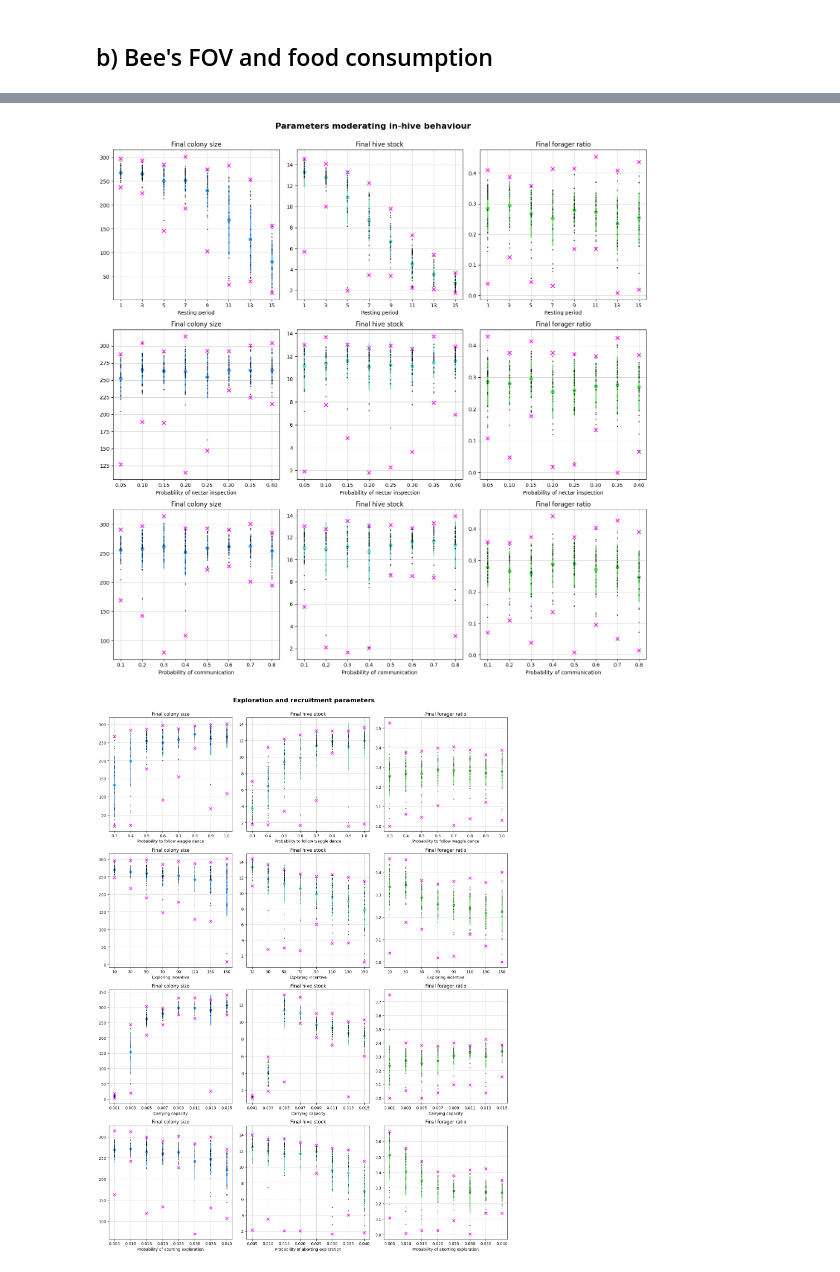
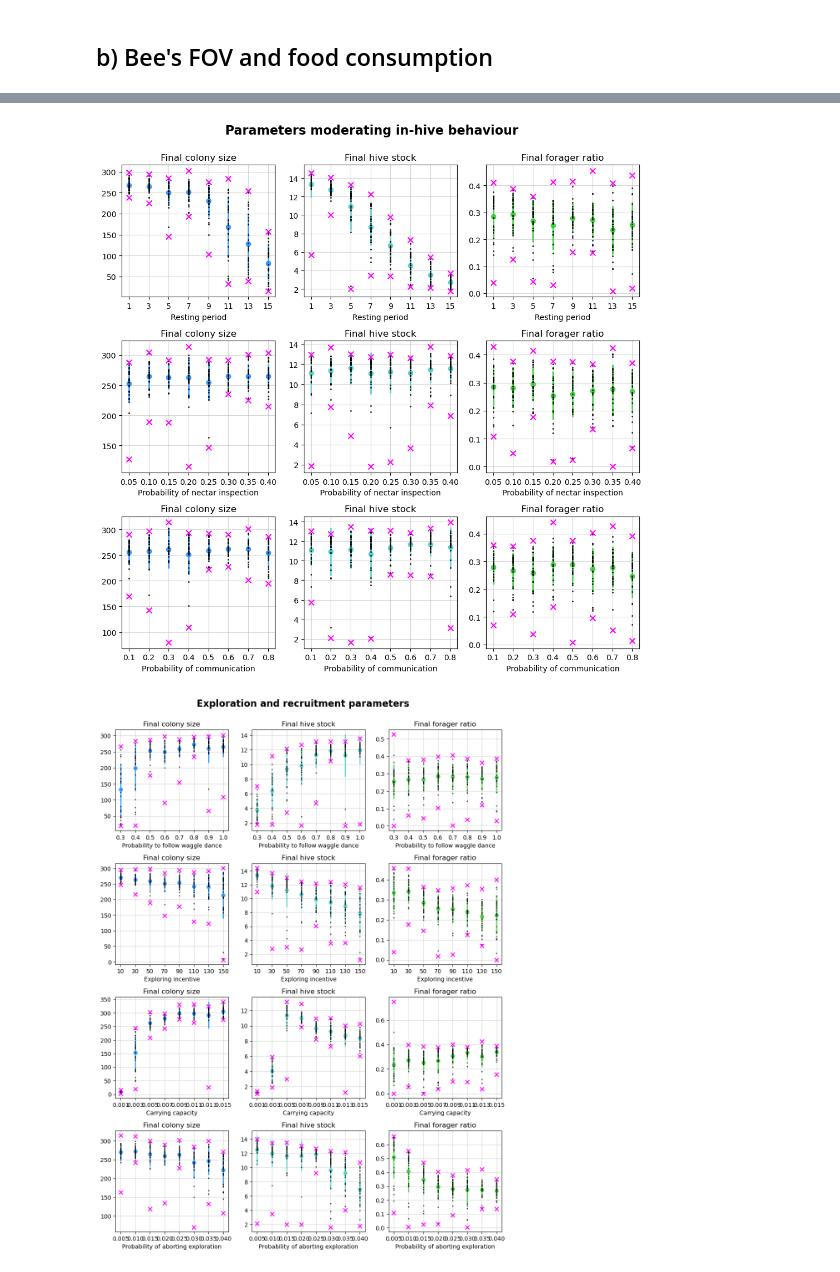
Before and after one commit to jonas4climate/honeybee-colony-abm, a Jupyter notebook: results.ipynb, the cells around one changed output, grey strips where cells are left out. Drawn from its saved outputs; the diff is of its cells as text; code cells hidden in the pictures.

```diff
--- a/results.ipynb
+++ b/results.ipynb
@@ -341,7 +347,7 @@ PLOT_COLORS = ['dodgerblue', 'mediumturquoise', 'limegreen']
 # %%
 from sensitivity_analysis_initial_conditions import PARAMS, PROBLEM, N_SAMPLES, DATA_COLLECTORS, SAVE_PATH
 # %%
-fig, axes = plt.subplots(len(PARAMS), len(DATA_COLLECTORS), figsize=(15,5*len(PARAMS)))
+fig, axes = plt.subplots(len(PARAMS), len(DATA_COLLECTORS), figsize=(10,10/3*len(PARAMS)))
 
 AXIS_LABELS = ['Initial hive stock', 'Initial colony size']
 
@@ -374,5 +380,6 @@ for (i, PARAM) in enumerate(PARAMS):
 
 plt.suptitle('Initial conditions', weight='bold', y=1.0, fontsize=16)
 fig.tight_layout()
+plt.savefig(FIGURE_PATH + "sa_initial_conditions.png")
 plt.show()
 # %% [output]
@@ -382,7 +389,7 @@ plt.show()
 # %%
 from sensitivity_analysis_bee_parameters import GENERAL_PARAMS, PROBLEM, N_SAMPLES, DATA_COLLECTORS, SAVE_PATH
 # %%
-fig, axes = plt.subplots(len(GENERAL_PARAMS), len(DATA_COLLECTORS), figsize=(15,5*len(GENERAL_PARAMS)))
+fig, axes = plt.subplots(len(GENERAL_PARAMS), len(DATA_COLLECTORS), figsize=(10,10/3*len(PARAMS)))
 
 PLOT_TITLES = ['Final colony size', 'Final hive stock', 'Final forager ratio']
 AXIS_LABELS = ['Field of view', 'Food consumption']
@@ -417,5 +424,6 @@ for (i, PARAM) in enumerate(GENERAL_PARAMS):
 
 plt.suptitle('FOV and food consumption', weight='bold', y=1.0, fontsize=16)
 fig.tight_layout()
+plt.savefig(FIGURE_PATH + "sa_fov_food.png")
 plt.show()
 # %% [output]
@@ -423,7 +431,7 @@ plt.show()
 # %%
 from sensitivity_analysis_bee_parameters import MOVEMENT_PARAMS
 # %%
-fig, axes = plt.subplots(len(MOVEMENT_PARAMS), len(DATA_COLLECTORS), figsize=(15,5*len(MOVEMENT_PARAMS)))
+fig, axes = plt.subplots(len(MOVEMENT_PARAMS), len(DATA_COLLECTORS), figsize=(10,10/3*len(PARAMS)))
 
 PLOT_TITLES = ['Final colony size', 'Final hive stock', 'Final forager ratio']
 AXIS_LABELS = ['Speed in hive', 'Speed during foraging']
@@ -458,5 +466,6 @@ for (i, PARAM) in enumerate(MOVEMENT_PARAMS):
 
 plt.suptitle('Movement parameters', weight='bold', y=1.0, fontsize=16)
 fig.tight_layout()
+plt.savefig(FIGURE_PATH + "sa_movement.png")
 plt.show()
 # %% [output]
@@ -464,7 +473,7 @@ plt.show()
 # %%
 from sensitivity_analysis_bee_parameters import IN_HIVE_BEHAVIOUR_PARAMS
 # %%
-fig, axes = plt.subplots(len(IN_HIVE_BEHAVIOUR_PARAMS), len(DATA_COLLECTORS), figsize=(15,5*len(IN_HIVE_BEHAVIOUR_PARAMS)))
+fig, axes = plt.subplots(len(IN_HIVE_BEHAVIOUR_PARAMS), len(DATA_COLLECTORS), figsize=(10,10/3*len(IN_HIVE_BEHAVIOUR_PARAMS)))
 
 PLOT_TITLES = ['Final colony size', 'Final hive stock', 'Final forager ratio']
 AXIS_LABELS = ['Resting period', 'Probability of nectar inspection', 'Probability of communication',]
@@ -499,13 +508,14 @@ for (i, PARAM) in enumerate(IN_HIVE_BEHAVIOUR_PARAMS):
 
 plt.suptitle('Parameters moderating in-hive behaviour', weight='bold', y=1.0, fontsize=16)
 fig.tight_layout()
+plt.savefig(FIGURE_PATH + "sa_inhive.png")
 plt.show()
 # %% [output]
-[figure, old version]
+[figure, new version]
 # %%
 from sensitivity_analysis_bee_parameters import EXPLORATION_AND_RECRUITMENT_PARAMS
 # %%
-fig, axes = plt.subplots(len(EXPLORATION_AND_RECRUITMENT_PARAMS), len(DATA_COLLECTORS), figsize=(15,5*len(EXPLORATION_AND_RECRUITMENT_PARAMS)))
+fig, axes = plt.subplots(len(EXPLORATION_AND_RECRUITMENT_PARAMS), len(DATA_COLLECTORS), figsize=(10,10/3*len(EXPLORATION_AND_RECRUITMENT_PARAMS)))
 
 PLOT_TITLES = ['Final colony size', 'Final hive stock', 'Final forager ratio']
 AXIS_LABELS = ['Probability to follow waggle dance', 'Exploring incentive', 'Carrying capacity', 'Probability of aborting exploration']
@@ -515,34 +525,35 @@ for (i, PARAM) in enumerate(EXPLORATION_AND_RECRUITMENT_PARAMS):
     DOMAIN = np.linspace(PROBLEM['bounds'][7 + i][0], PROBLEM['bounds'][7 + i][1], N_SAMPLES)
 
     for X_POINT in DOMAIN:
         DATA_CHUNK = DATA[DATA[:, 0] == X_POINT]
 
         for (k, ax) in enumerate(axes[i]):
 
             # Mean and standard deviation
             ax.errorbar(X_POINT, np.mean(DATA_CHUNK[:, k + 1]), np.std(DATA_CHUNK[:, k + 1]), fmt="o", color=f"{PLOT_COLORS[k]}", lw=2.0, alpha=0.85)
 
             # All data point
             for Y_POINT in DATA_CHUNK[:, k + 1]:
                 ax.scatter(X_POINT, Y_POINT, c='k', s=1.5, zorder=10, alpha=0.7)
 
             # Min and max
             ax.scatter(X_POINT, np.max(DATA_CHUNK[:, k + 1]), c='magenta', s=50, zorder=10, marker='x')
             ax.scatter(X_POINT, np.min(DATA_CHUNK[:, k + 1]), c='magenta', s=50, zorder=10, marker='x')
 
     for j, (name, ax) in enumerate(zip(PLOT_TITLES, axes[i])):
         ax.grid(alpha=0.5)
         ax.set_xticks(DOMAIN)
         ax.ticklabel_format(axis='x', style='scientific', scilimits=(-3,3))
         ax.set_xlabel(AXIS_LABELS[i])
         ax.set_title(PLOT_TITLES[j])
 
 
 plt.suptitle('Exploration and recruitment parameters', weight='bold', y=1.0, fontsize=16)
 fig.tight_layout()
+plt.savefig(FIGURE_PATH + "sa_exploration_recruitment.png")
 plt.show()
 # %% [output]
-[figure, old version]
+[figure, new version]
 # %%
 from sensitivity_analysis_bee_parameters import BIRTH_AND_DEATH_PARAMS
 # %%
```
Also changed, not shown: parts of 21 cells of this notebook, 25 other files.
